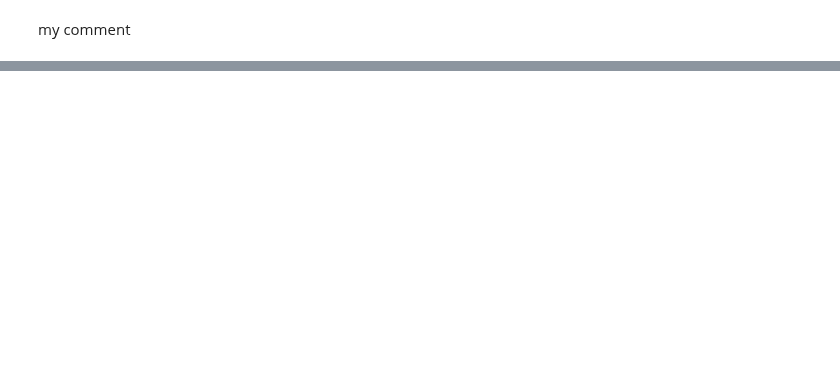
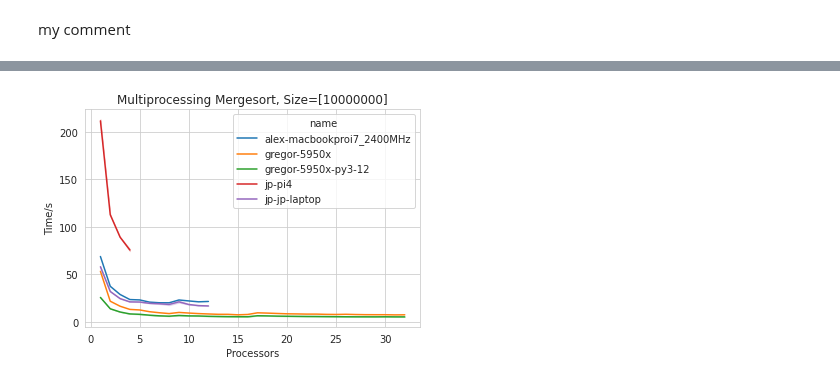
Before and after one commit to cloudmesh/cloudmesh-mpi, a Jupyter notebook: examples/sort/anaylyse-benchmark.ipynb, the cells around one changed output, grey strips where cells are left out. Saved outputs shown, nothing was run; the diff lists cells and outputs as text; code cells hidden in the pictures; blank space fills up the shorter version.

```diff
--- a/examples/sort/anaylyse-benchmark.ipynb
+++ b/examples/sort/anaylyse-benchmark.ipynb
@@ -83,0 +91,3 @@ def read_logs(files=["alex", "gregor"], size =[100], tags=["multiprocessing_merg
+# %%
+df = read_logs(files=files, size=size)
+df
@@ -83,0 +108,5 @@ def read_logs(files=["alex", "gregor"], size =[100], tags=["multiprocessing_merg
+# %%
+    plot_benchmark_by_size(df, size, "multiprocessing_mergesort", files)
+    plt.show()
+# %% [output]
+[figure, added]
```
Also changed, not shown: parts of 14 cells of this notebook, 2 other files.
